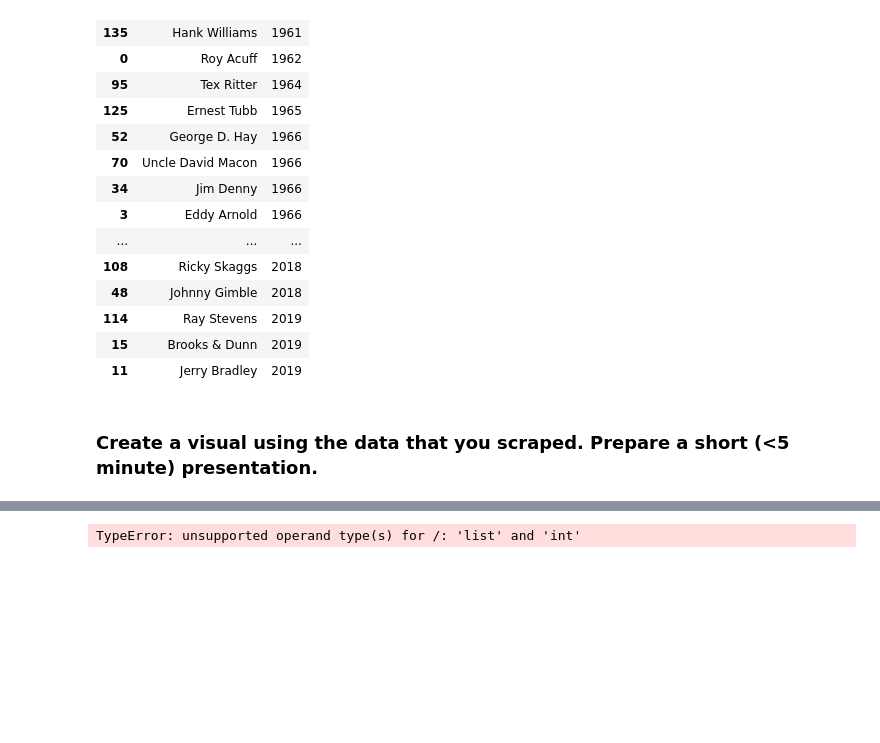
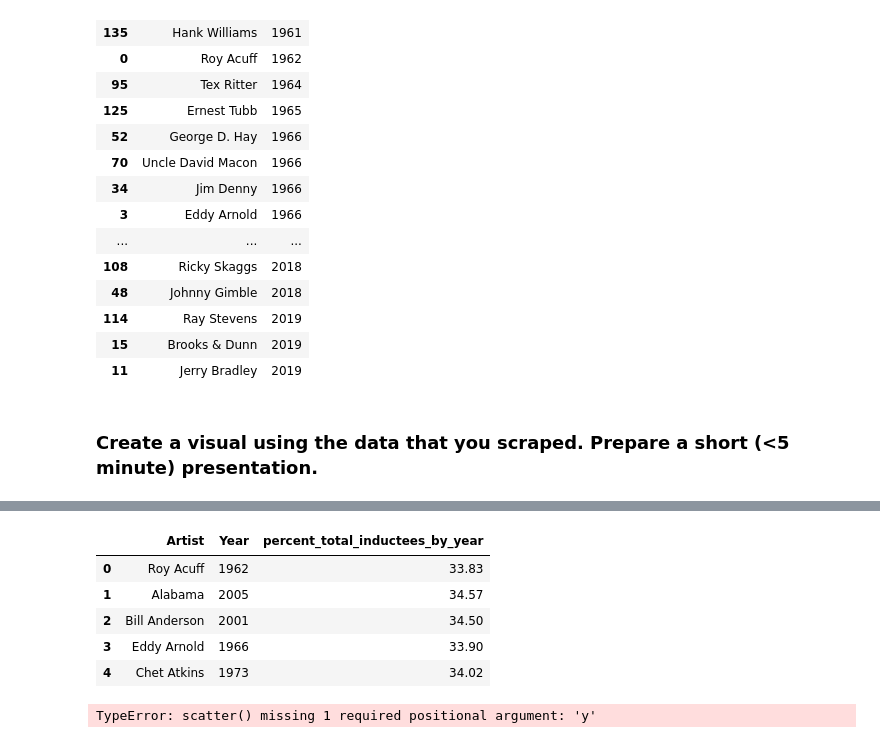
Before and after one commit to megan2/web-scraping-country-music-hof-megan2, a Jupyter notebook: HOF_scraping.ipynb, the cells around one changed output, grey strips where cells are left out. Saved outputs shown, nothing was run; the diff lists cells and outputs as text; code cells hidden in the pictures; blank space fills up the shorter version.

```diff
--- a/HOF_scraping.ipynb
+++ b/HOF_scraping.ipynb
@@ -384,6 +363,16 @@ Text(0, 0.5, 'Number of inductees')
-# %%
-results_together1['percent_total_inductees_by_year'] = results_together1.apply(['Year'] / 58)
-# %% [output]
-TypeError: unsupported operand type(s) for /: 'list' and 'int'
+# %%
+#Adding this new column completely destroys the histogram for some reason
+results_together1['percent_total_inductees_by_year'] = (results_together1['Year'] / 58).round(2)
+# %%
+results_together1.head()
+# %% [output]
+|  | Artist | Year | percent_total_inductees_by_year |
+| 0 | Roy Acuff | 1962 | 33.83 |
+| 1 | Alabama | 2005 | 34.57 |
+| 2 | Bill Anderson | 2001 | 34.50 |
+| 3 | Eddy Arnold | 1966 | 33.90 |
+| 4 | Chet Atkins | 1973 | 34.02 |
 # %%
-plt.scatter('Year', s = )
+plt.scatter('Year', s = 'percent_total_inductees_by_year' )
+# %% [output]
+TypeError: scatter() missing 1 required positional argument: 'y'
```
Also changed, not shown: parts of 4 cells of this notebook.
